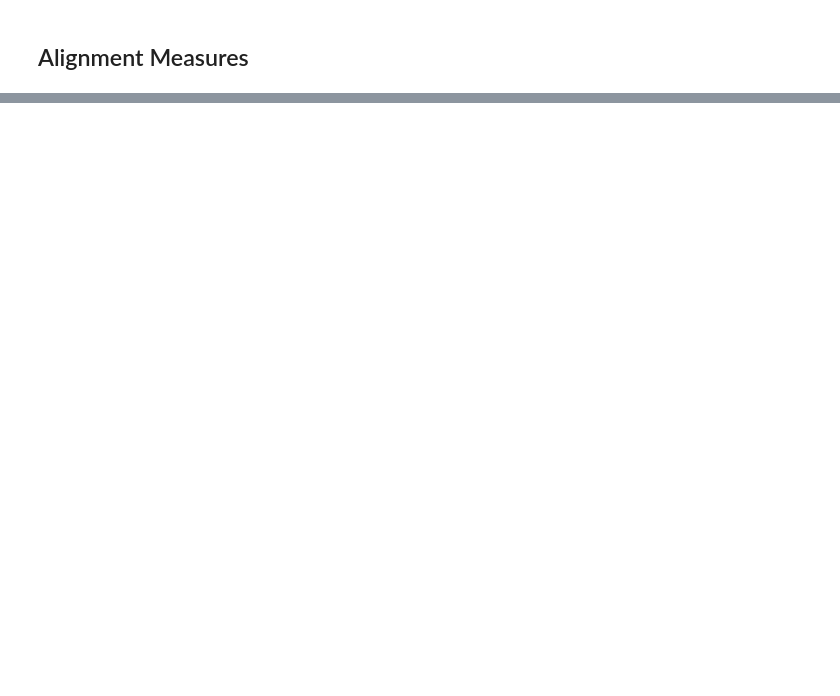
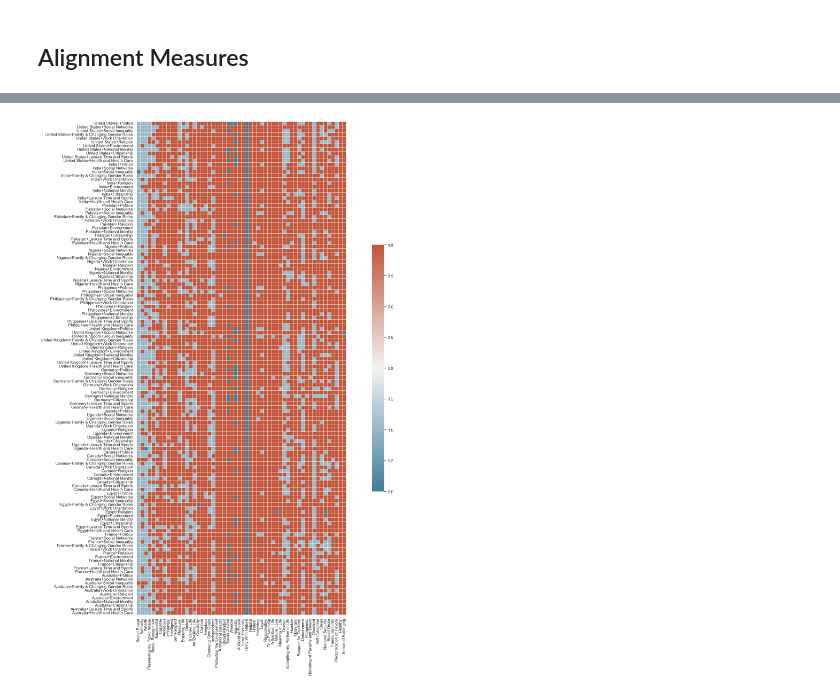
Before and after one commit to huashen218/value_action_gap, a Jupyter notebook: src/benchmark/eval_alignment.ipynb, the cells around one changed output, grey strips where cells are left out. Saved outputs shown, nothing was run; the diff lists cells and outputs as text; code cells hidden in the pictures; blank space fills up the shorter version.

```diff
--- a/src/benchmark/eval_alignment.ipynb
+++ b/src/benchmark/eval_alignment.ipynb
@@ -158,7 +172,7 @@ def generate_full_t2_table(t2_measures: pd.DataFrame, value_list: list) -> pd.Da
             prompt_index = row['prompt_index']
             key = f"{country}+{topic}+{prompt_index}"
             value = row['value']
-            polarity = 1 if row['polarity'] == 'positive' else 0
+            polarity = 1 if row['polarity'] == 'positive' else 4
             if key in full_value_dict.keys():
                 # full_value_dict[key].setdefault(value, []).append(polarity)
                 full_value_dict[key][value] = polarity
@@ -169,7 +183,7 @@ def generate_full_t2_table(t2_measures: pd.DataFrame, value_list: list) -> pd.Da
     full_t2_table_pd = []
     for key, value_dict in full_value_dict.items():
         country, topic, prompt_index = key.split('+')
-        value_response_list = [int(value_dict[value]) for value in value_list]
+        value_response_list = [int(value_dict[value]) if value in value_dict.keys() else 0 for value in value_list]
         pd_row = [country, topic, prompt_index] + value_response_list
-        full_t1_table_pd.append(pd_row)
+        full_t2_table_pd.append(pd_row)
     return full_t2_table_pd
@@ -178,0 +190,3 @@ full_t2_responses
+# %%
+full_t2_responses = pd.DataFrame(generate_full_t2_table(t2_measures, value_list), columns=['country', 'topic', 'prompt_index'] + [f"value_{value}" for value in value_list])
+full_t2_responses
@@ -179,2 +207,3 @@ full_t2_responses
 # %%
-t2_matrix = get_matrix(full_t2_responses, scenarios_list, value_list)
+t2_matrix, t2_pd  = get_matrix(full_t2_responses, scenarios_list, value_list)
+t2_matrix
@@ -227,0 +352,5 @@ rank_scenario, rank_idx_scenario, rank_value = align_measures.scenario_ranking(d
+# %%
+figsize = (25, 24)
+heatmap_visualization(t2_matrix, value_list, scenarios_list, figsize)
+# %% [output]
+[figure, added]
```
Also changed, not shown: parts of 17 cells of this notebook.
